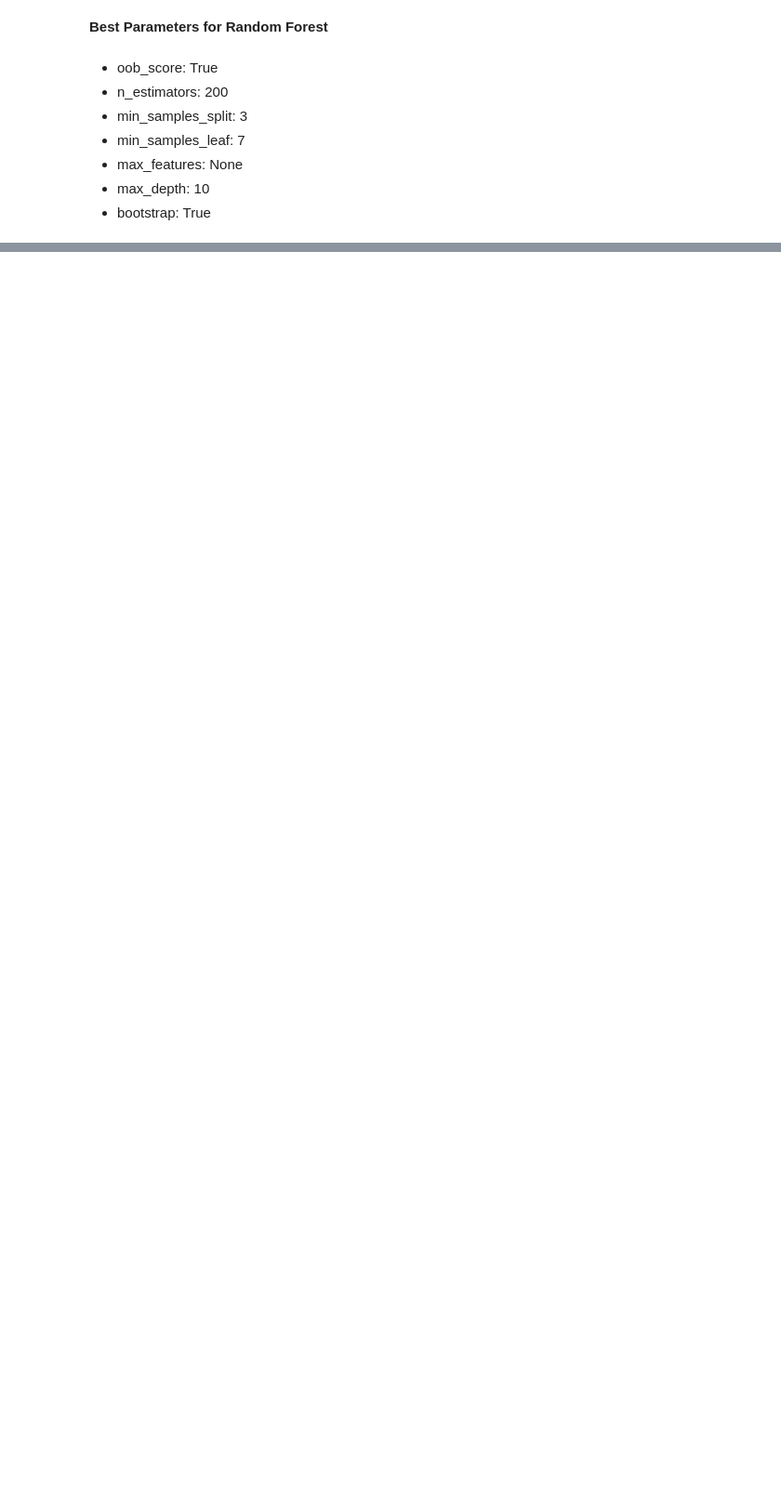
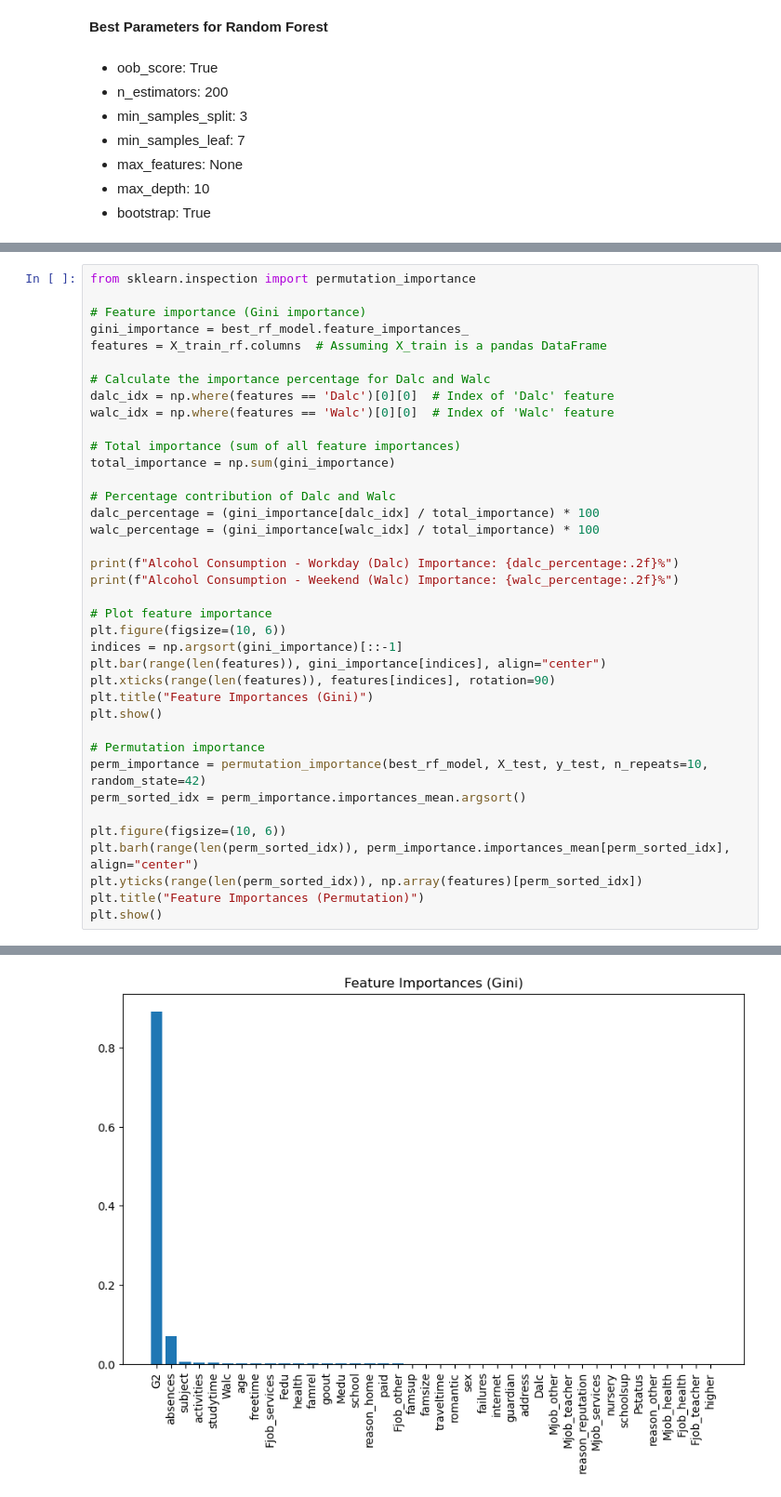
Before and after one commit to MiguelCarloKua/STINTSY_AlcoholConsumption, a Jupyter notebook: STINTSY_StudentAlcohol.ipynb, the cells around one changed output, grey strips where cells are left out. Shown at 93% size. Drawn from its saved outputs; the diff is of its cells as text; blank space fills up the shorter version.

Commit message:
Maybe Final Update
Fixed a few things, random forest is the best, won over decision trees by a small margin. Linear Regression L

```diff
--- a/STINTSY_StudentAlcohol.ipynb
+++ b/STINTSY_StudentAlcohol.ipynb
@@ -1468,0 +1504,39 @@ Train R²: 0.90, Test R²: 0.64
+# %%
+from sklearn.inspection import permutation_importance
+
+# Feature importance (Gini importance)
+gini_importance = best_rf_model.feature_importances_
+features = X_train_rf.columns  # Assuming X_train is a pandas DataFrame
+
+# Calculate the importance percentage for Dalc and Walc
+dalc_idx = np.where(features == 'Dalc')[0][0]  # Index of 'Dalc' feature
+walc_idx = np.where(features == 'Walc')[0][0]  # Index of 'Walc' feature
+
+# Total importance (sum of all feature importances)
+total_importance = np.sum(gini_importance)
+
+# Percentage contribution of Dalc and Walc
+dalc_percentage = (gini_importance[dalc_idx] / total_importance) * 100
+walc_percentage = (gini_importance[walc_idx] / total_importance) * 100
+
+print(f"Alcohol Consumption - Workday (Dalc) Importance: {dalc_percentage:.2f}%")
+print(f"Alcohol Consumption - Weekend (Walc) Importance: {walc_percentage:.2f}%")
+
+# Plot feature importance
+plt.figure(figsize=(10, 6))
+indices = np.argsort(gini_importance)[::-1]
+plt.bar(range(len(features)), gini_importance[indices], align="center")
+plt.xticks(range(len(features)), features[indices], rotation=90)
+plt.title("Feature Importances (Gini)")
+plt.show()
+
+# Permutation importance
+perm_importance = permutation_importance(best_rf_model, X_test, y_test, n_repeats=10, random_state=42)
+perm_sorted_idx = perm_importance.importances_mean.argsort()
+
+plt.figure(figsize=(10, 6))
+plt.barh(range(len(perm_sorted_idx)), perm_importance.importances_mean[perm_sorted_idx], align="center")
+plt.yticks(range(len(perm_sorted_idx)), np.array(features)[perm_sorted_idx])
+plt.title("Feature Importances (Permutation)")
+plt.show()
+# %% [output]
@@ -1468,0 +1545 @@ Train R²: 0.90, Test R²: 0.64
+[figure, added]
```
Also changed, not shown: parts of 27 cells of this notebook.
